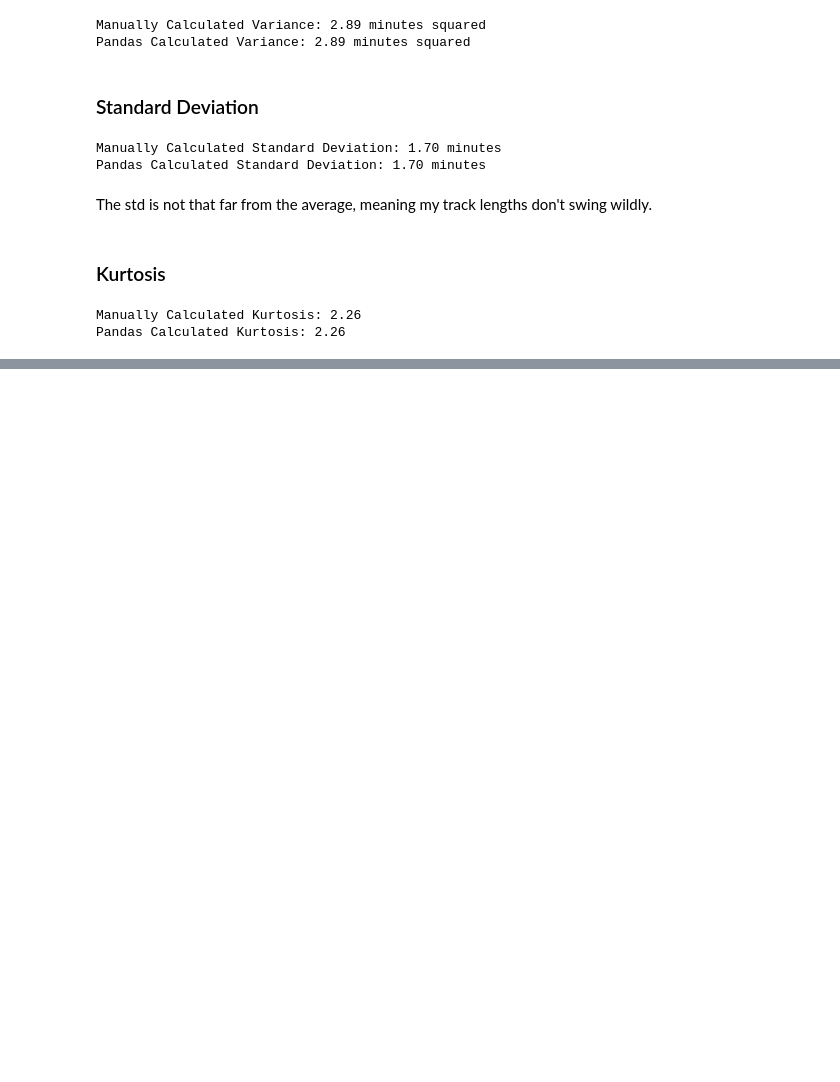
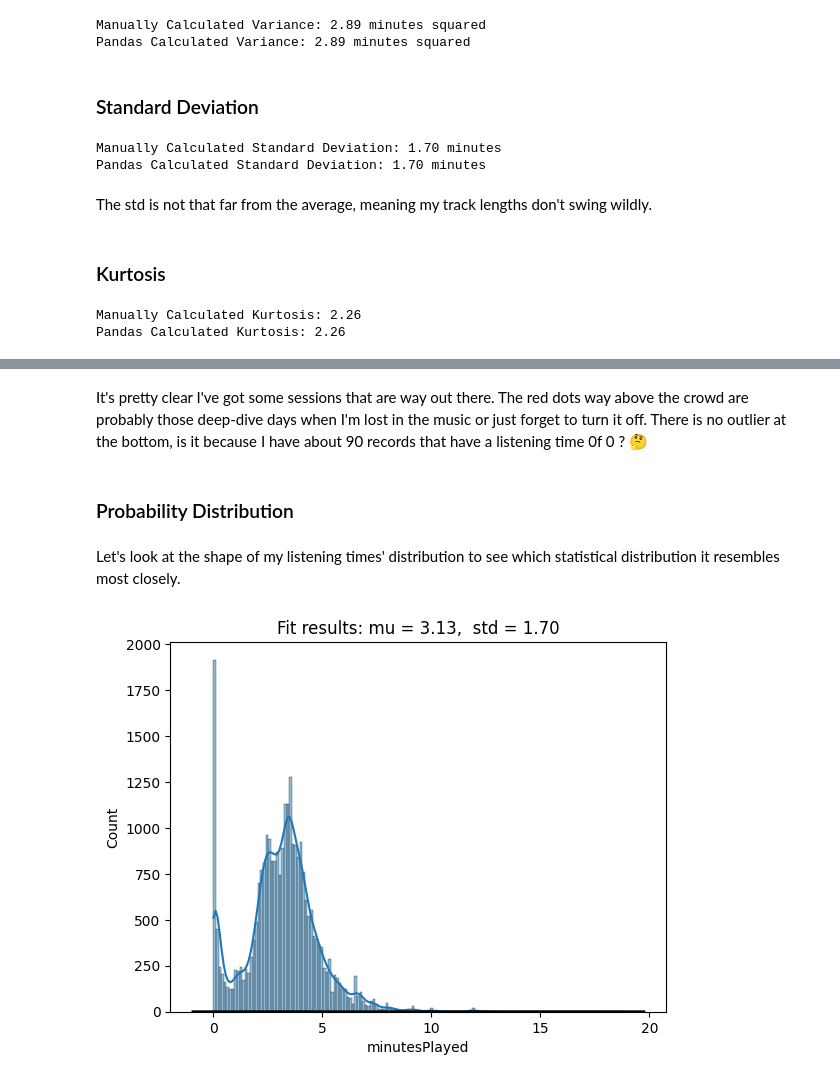
Before and after one commit to iam-hbk/Spotify-Data-Analysis, a Jupyter notebook: Assignment2.ipynb, the cells around one changed output, grey strips where cells are left out. Cells and saved outputs as stored; diff of their text form; code cells hidden in the pictures; blank space fills up the shorter version.

```diff
--- a/Assignment2.ipynb
+++ b/Assignment2.ipynb
@@ -465,0 +824,24 @@ Pandas Calculated Kurtosis: 2.26
+# %% [markdown]
+It's pretty clear I've got some sessions that are way out there. The red dots way above the crowd are probably those deep-dive days when I'm lost in the music or just forget to turn it off. There is no outlier at the bottom, is it because I have about 90 records that have a listening time 0f 0 ? 🤔
+# %% [markdown]
+### Probability Distribution
+# %% [markdown]
+Let's look at the shape of my listening times' distribution to see which statistical distribution it resembles most closely.
+# %%
+# Plot a histogram of 'minutesPlayed'
+sns.histplot(all_streaming_df["minutesPlayed"], kde=True)
+
+# Overlay a normal distribution curve
+mean = np.mean(all_streaming_df["minutesPlayed"])
+std = np.std(all_streaming_df["minutesPlayed"], ddof=1)
+xmin, xmax = plt.xlim()
+x = np.linspace(xmin, xmax, 100)
+p = stats.norm.pdf(x, mean, std)
+plt.plot(x, p, "k", linewidth=2)
+
+title = "Fit results: mu = %.2f,  std = %.2f" % (mean, std)
+plt.title(title)
+
+plt.show()
+# %% [output]
+[figure, added]
```
Also changed, not shown: parts of 82 cells of this notebook, 3 other files.
